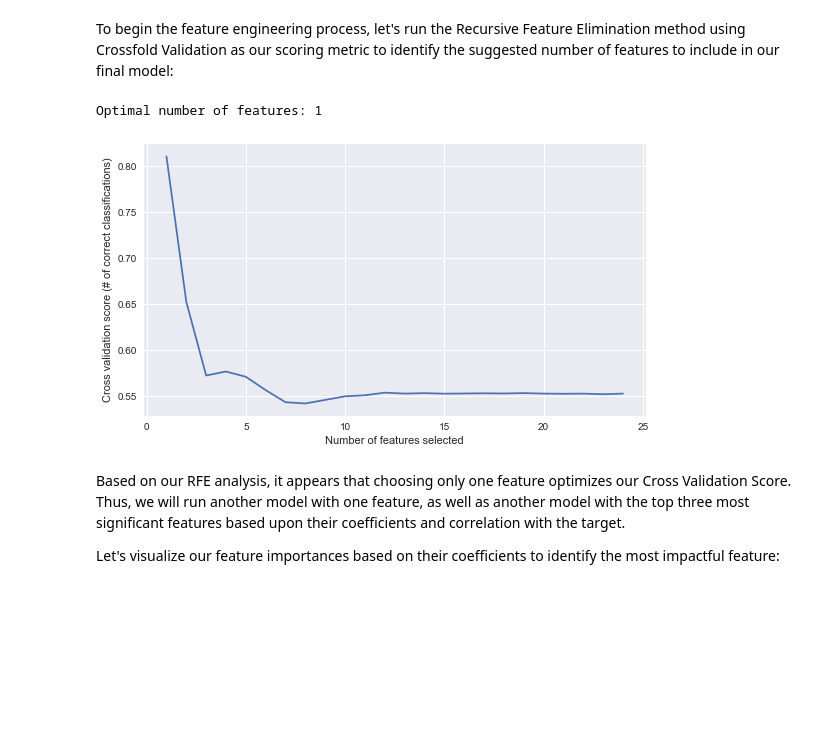
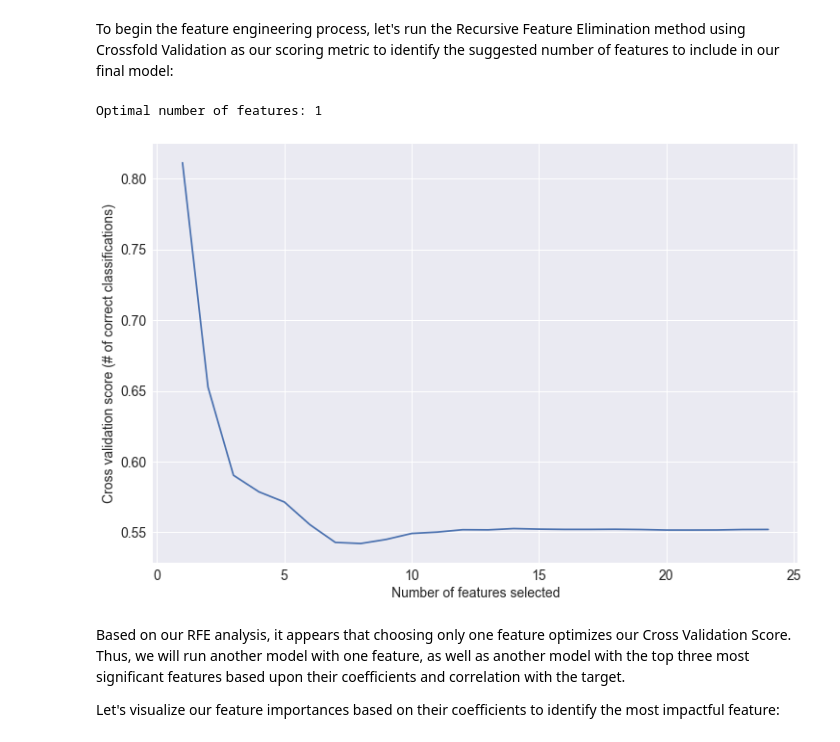
Before and after one commit to jonathanericksen/Shopping_With_Logistic_Regression, a Jupyter notebook: Shopping_With_Logistic_Regression.ipynb, the cells around one changed output. Saved outputs shown, nothing was run; the diff lists cells and outputs as text; code cells hidden in the pictures; blank space fills up the shorter version.

```diff
--- a/Shopping_With_Logistic_Regression.ipynb
+++ b/Shopping_With_Logistic_Regression.ipynb
@@ -608,17 +608,19 @@ To begin the feature engineering process, let's run the Recursive Feature Elimin
 # %%
 rfecv = RFECV(estimator=logreg, step=1, cv=StratifiedKFold(3), scoring='accuracy')
 rfecv.fit(scaled_feats, scaled_target)
 
 print("Optimal number of features: {}".format(rfecv.n_features_))
 
-plt.figure(figsize=(9,5))
-plt.xlabel("Number of features selected")
-plt.ylabel("Cross validation score (# of correct classifications)")
+plt.figure(figsize=(12,8))
+plt.xlabel("Number of features selected", size = 14)
+plt.ylabel("Cross validation score (# of correct classifications)", size = 14)
+plt.xticks(size = 14)
+plt.yticks(size = 14)
 plt.plot(range(1, len(rfecv.grid_scores_) + 1), rfecv.grid_scores_)
 plt.show()
 # %% [output]
 Optimal number of features: 1
-[figure, old version]
+[figure, new version]
 # %% [markdown]
 Based on our RFE analysis, it appears that choosing only one feature optimizes our Cross Validation Score. Thus, we will run another model with one feature, as well as another model with the top three most significant features based upon their coefficients and correlation with the target.
 
```
Also changed, not shown: parts of 6 cells of this notebook.
